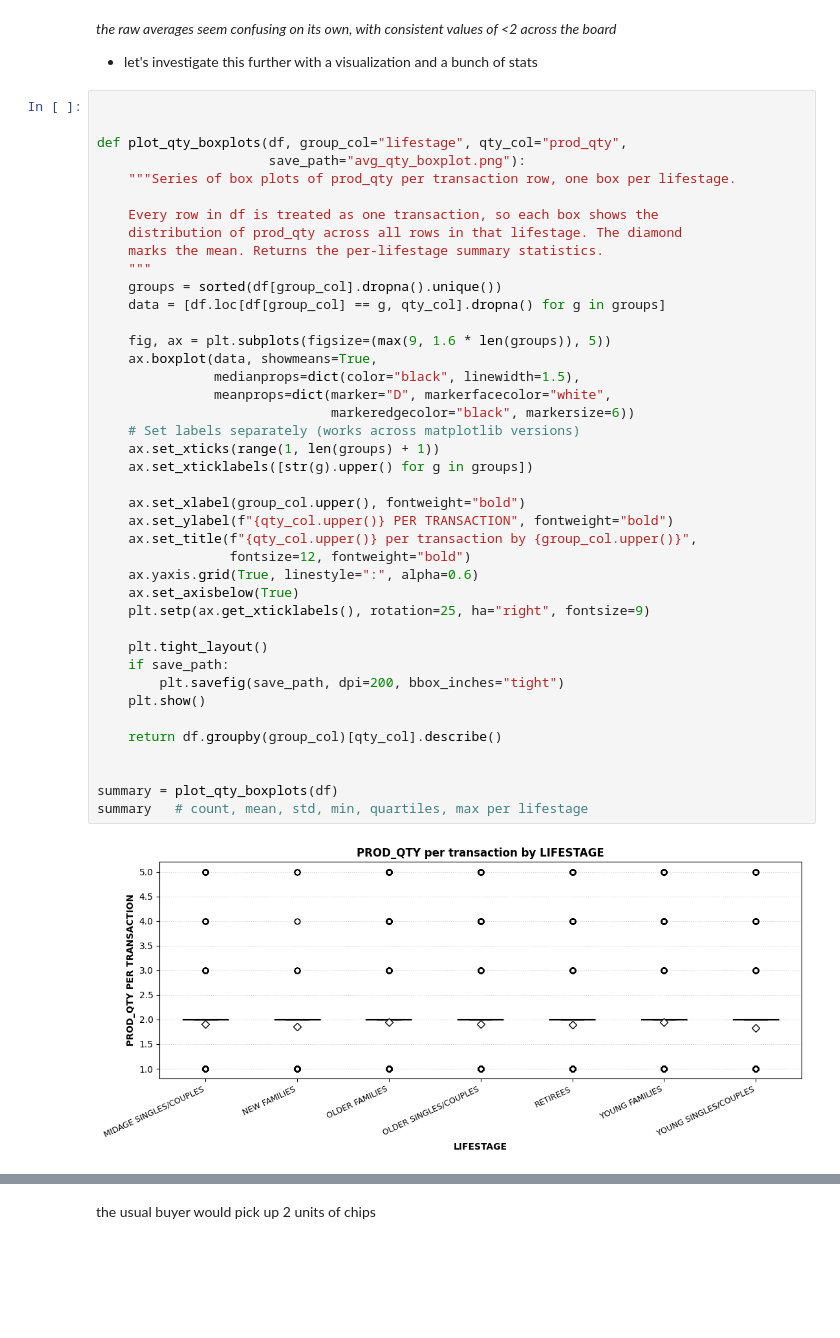
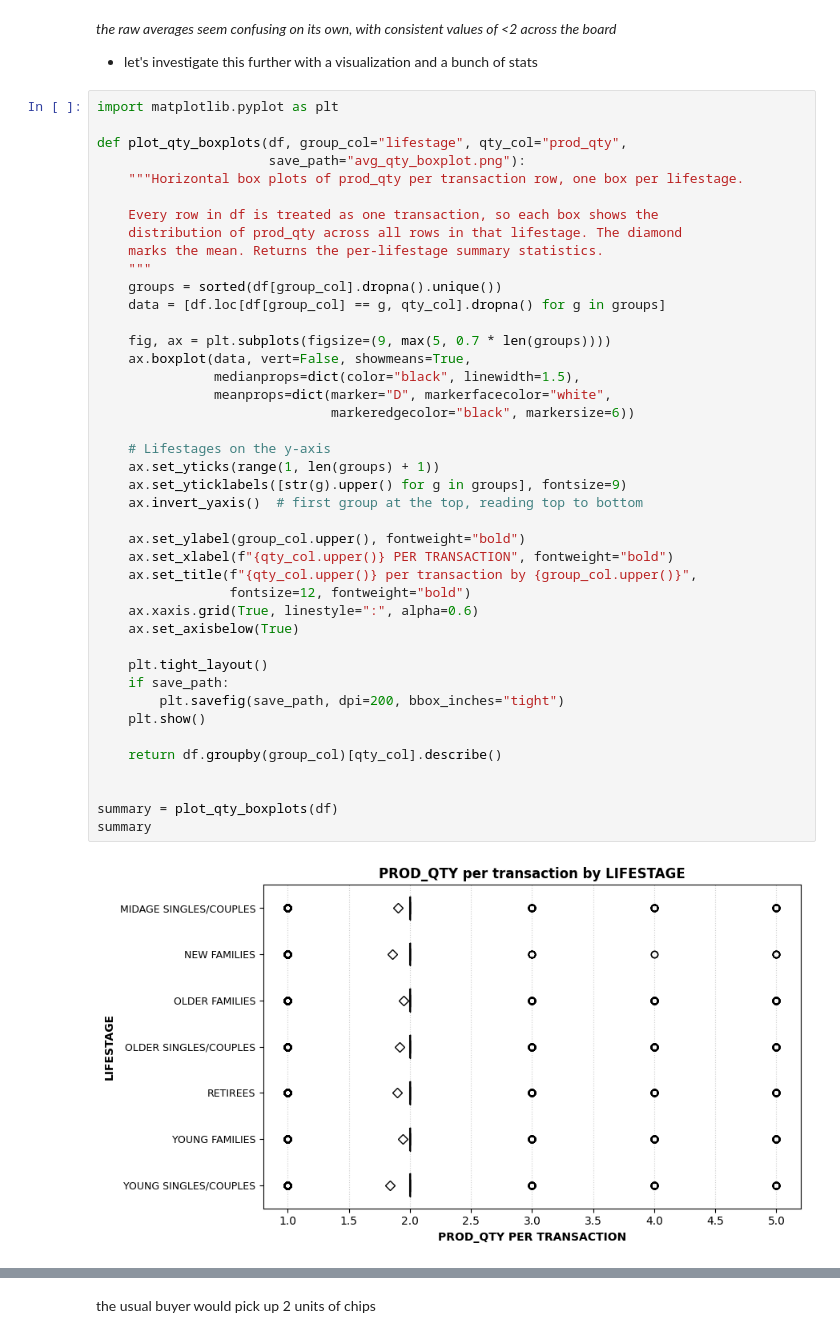
Before and after one commit to J0NA1RON/store_layout_analysis, a Jupyter notebook: notebooks/customer_segmentation.ipynb, the cells around one changed output, grey strips where cells are left out. Cells and saved outputs as stored; diff of their text form; blank space fills up the shorter version.

Commit message:
introduced follow-ups and  visualizations for the customer segmentation step

```diff
--- a/notebooks/customer_segmentation.ipynb
+++ b/notebooks/customer_segmentation.ipynb
@@ -355,48 +355,49 @@ display(pivot_fmt)
 
 - let's investigate this further with a visualization and a bunch of stats
 # %%
-
+import matplotlib.pyplot as plt
 
 def plot_qty_boxplots(df, group_col="lifestage", qty_col="prod_qty",
                       save_path="avg_qty_boxplot.png"):
-    """Series of box plots of prod_qty per transaction row, one box per lifestage.
+    """Horizontal box plots of prod_qty per transaction row, one box per lifestage.
 
     Every row in df is treated as one transaction, so each box shows the
     distribution of prod_qty across all rows in that lifestage. The diamond
     marks the mean. Returns the per-lifestage summary statistics.
     """
     groups = sorted(df[group_col].dropna().unique())
     data = [df.loc[df[group_col] == g, qty_col].dropna() for g in groups]
 
-    fig, ax = plt.subplots(figsize=(max(9, 1.6 * len(groups)), 5))
-    ax.boxplot(data, showmeans=True,
+    fig, ax = plt.subplots(figsize=(9, max(5, 0.7 * len(groups))))
+    ax.boxplot(data, vert=False, showmeans=True,
                medianprops=dict(color="black", linewidth=1.5),
                meanprops=dict(marker="D", markerfacecolor="white",
                               markeredgecolor="black", markersize=6))
-    # Set labels separately (works across matplotlib versions)
-    ax.set_xticks(range(1, len(groups) + 1))
-    ax.set_xticklabels([str(g).upper() for g in groups])
 
-    ax.set_xlabel(group_col.upper(), fontweight="bold")
-    ax.set_ylabel(f"{qty_col.upper()} PER TRANSACTION", fontweight="bold")
+    # Lifestages on the y-axis
+    ax.set_yticks(range(1, len(groups) + 1))
+    ax.set_yticklabels([str(g).upper() for g in groups], fontsize=9)
+    ax.invert_yaxis()  # first group at the top, reading top to bottom
+
+    ax.set_ylabel(group_col.upper(), fontweight="bold")
+    ax.set_xlabel(f"{qty_col.upper()} PER TRANSACTION", fontweight="bold")
     ax.set_title(f"{qty_col.upper()} per transaction by {group_col.upper()}",
                  fontsize=12, fontweight="bold")
-    ax.yaxis.grid(True, linestyle=":", alpha=0.6)
+    ax.xaxis.grid(True, linestyle=":", alpha=0.6)
     ax.set_axisbelow(True)
-    plt.setp(ax.get_xticklabels(), rotation=25, ha="right", fontsize=9)
 
     plt.tight_layout()
     if save_path:
         plt.savefig(save_path, dpi=200, bbox_inches="tight")
     plt.show()
 
     return df.groupby(group_col)[qty_col].describe()
 
 
 summary = plot_qty_boxplots(df)
-summary   # count, mean, std, min, quartiles, max per lifestage
+summary
 # %% [output]
-[figure, old version]
+[figure, new version]
 |  | count | mean | std | min | 25% | 50% | 75% | max |
 | lifestage |  |  |  |  |  |  |  |  |
 | MIDAGE SINGLES/COUPLES | 23273.0 | 1.901689 | 0.349278 | 1.0 | 2.0 | 2.0 | 2.0 | 5.0 |
```
Also changed, not shown: parts of 6 cells of this notebook, 4 other files.
